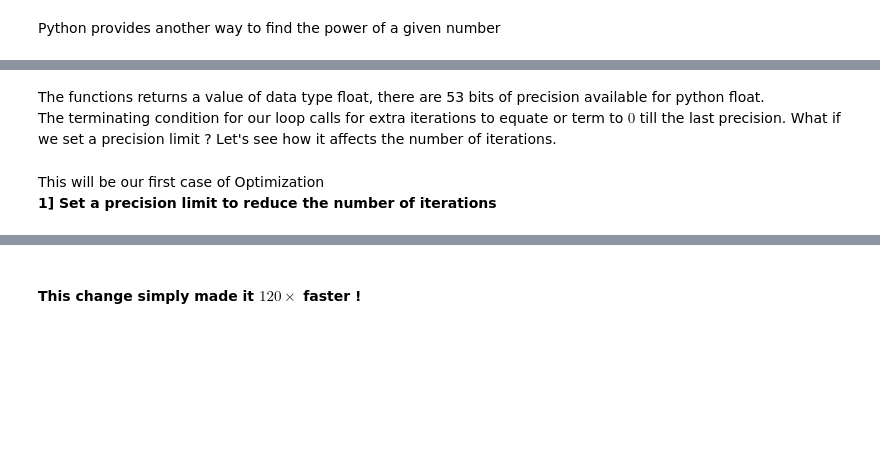
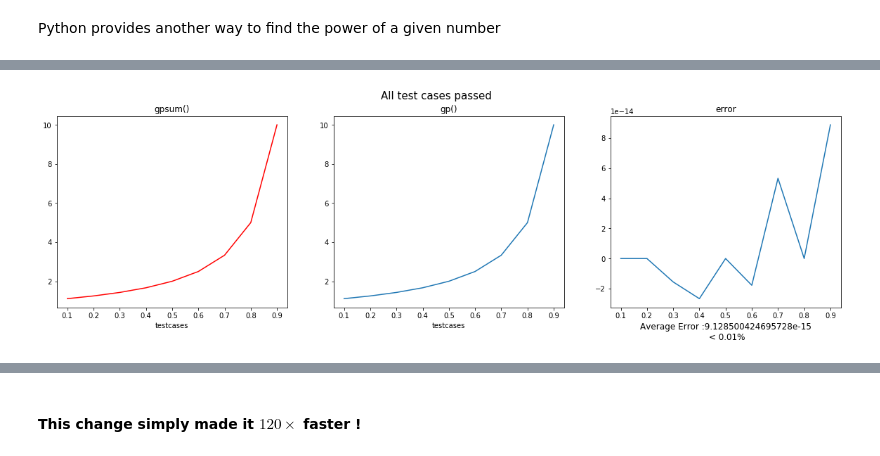
Before and after one commit to ShwetaBarge/PythonForDataScience, a Jupyter notebook: Taylor Series.ipynb, the cells around one changed output, grey strips where cells are left out. Cells and saved outputs as stored; diff of their text form; code cells hidden in the pictures; blank space fills up the shorter version.

Commit message:
Changes in Testing Function

```diff
--- a/Taylor Series.ipynb
+++ b/Taylor Series.ipynb
@@ -81,16 +171,14 @@ gpsum(0.5)
 # %%
 def gpsum(a):
     s = 0
     i = 0
     b = 1
-    while(b != 0):
+    while(b != 0) :
         s = s + a**i
         i = i + 1
         b = pow(a,i)
     return s, i
+
+test(gpsum,gp,testcase_gs)
+# %% [output]
+[figure, added]
-# %% [markdown]
-The functions returns a value of data type float, there are 53 bits of precision available for python float.
-<br>The terminating condition for our loop calls for extra iterations to equate or term to $0$ till the last precision. What if we set a precision limit ? Let's see how it affects the number of iterations.
-# %% [markdown]
-<p>This will be our first case of Optimization
-<br><b>1] Set a precision limit to reduce the number of iterations
```
Also changed, not shown: parts of 38 cells of this notebook.
